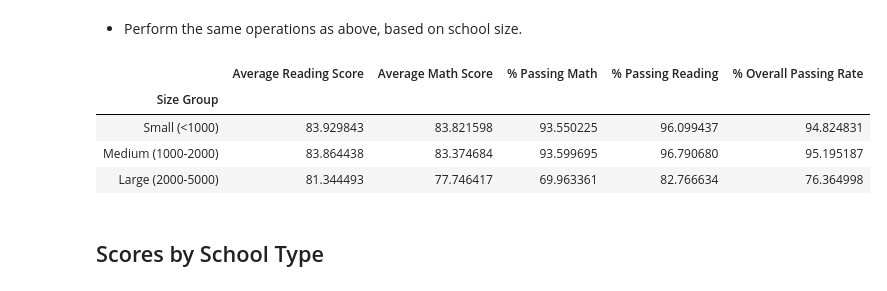
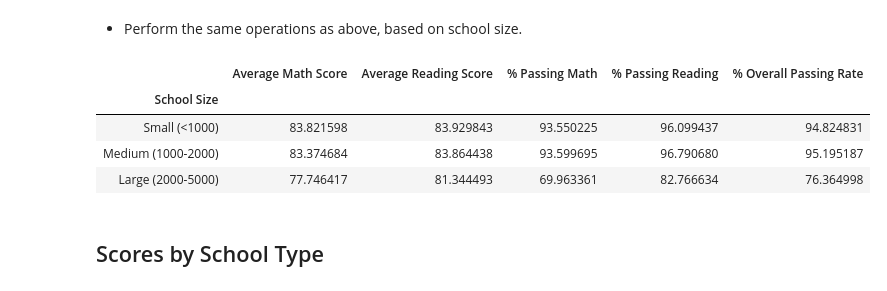
Before and after one commit to ncastal/pandas-challenge, a Jupyter notebook: PyCitySchools/PyCitySchools_starter.ipynb, the cells around one changed output. Saved outputs shown, nothing was run; the diff lists cells and outputs as text; code cells hidden in the pictures.

```diff
--- a/PyCitySchools/PyCitySchools_starter.ipynb
+++ b/PyCitySchools/PyCitySchools_starter.ipynb
@@ -255,6 +233,8 @@ group_names = ["<$585", "$585-615", "$615-645", "$645-675"]
 # %%
-school_group['Spend Group']=pd.cut(school_group['per_student_budget'],spending_bins,labels=group_names)
-spend_group=school_group.groupby('Spend Group').mean()
+#scores by school spending per student
+school_group['Spending Range (Per Student)']=pd.cut(school_group['per_student_budget'],spending_bins,labels=group_names)
+spend_group=school_group.groupby('Spending Range (Per Student)').mean()
 spend_group=spend_group.drop(columns=['per_student_budget','total_students','Total School Budget'])
+spend_group=spend_group[["Average Math Score","Average Reading Score","% Passing Math","% Passing Reading","% Overall Passing Rate"]]
 spend_group
 # %% [output]
@@ -273,16 +253,18 @@ spend_group
 size_bins = [0, 1000, 2000, 5000]
 group_names = ["Small (<1000)", "Medium (1000-2000)", "Large (2000-5000)"]
 # %%
-school_group['Size Group']=pd.cut(school_group['total_students'],size_bins,labels=group_names)
-spend_group=school_group.groupby('Size Group').mean()
-spend_group=spend_group.drop(columns=['total_students','per_student_budget','Total School Budget'])
-spend_group
+#scores by school size
+school_group['School Size']=pd.cut(school_group['total_students'],size_bins,labels=group_names)
+size_group=school_group.groupby('School Size').mean()
+size_group=size_group.drop(columns=['total_students','per_student_budget','Total School Budget'])
+size_group=size_group[["Average Math Score","Average Reading Score","% Passing Math","% Passing Reading","% Overall Passing Rate"]]
+size_group
 # %% [output]
-|  | Average Reading Score | Average Math Score | % Passing Math | % Passing Reading | % Overall Passing Rate |
-| Size Group |  |  |  |  |  |
-| Small (<1000) | 83.929843 | 83.821598 | 93.550225 | 96.099437 | 94.824831 |
-| Medium (1000-2000) | 83.864438 | 83.374684 | 93.599695 | 96.790680 | 95.195187 |
-| Large (2000-5000) | 81.344493 | 77.746417 | 69.963361 | 82.766634 | 76.364998 |
+|  | Average Math Score | Average Reading Score | % Passing Math | % Passing Reading | % Overall Passing Rate |
+| School Size |  |  |  |  |  |
+| Small (<1000) | 83.821598 | 83.929843 | 93.550225 | 96.099437 | 94.824831 |
+| Medium (1000-2000) | 83.374684 | 83.864438 | 93.599695 | 96.790680 | 95.195187 |
+| Large (2000-5000) | 77.746417 | 81.344493 | 69.963361 | 82.766634 | 76.364998 |
 # %% [markdown]
 ## Scores by School Type
 # %% [markdown]
```
Also changed, not shown: parts of 13 cells of this notebook.
